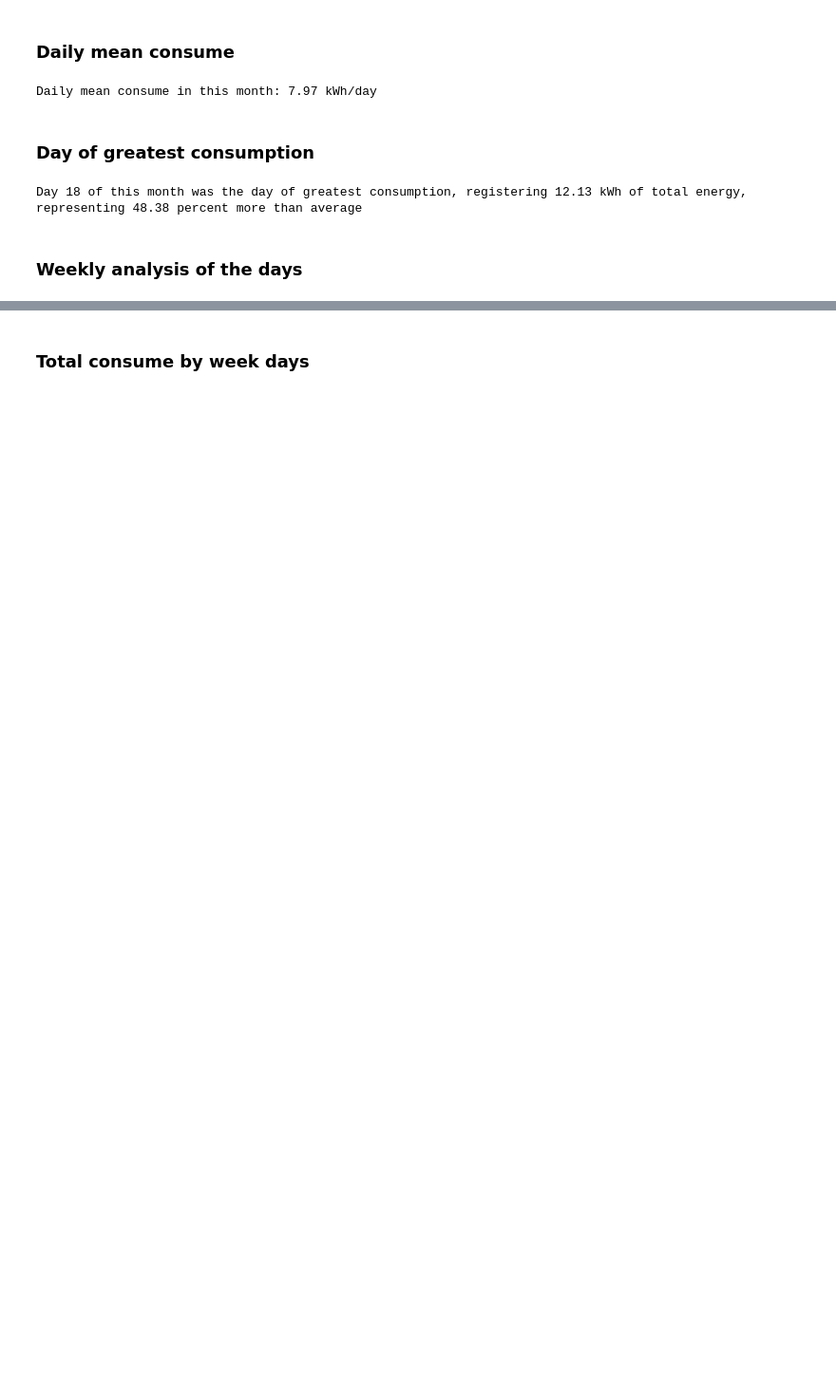
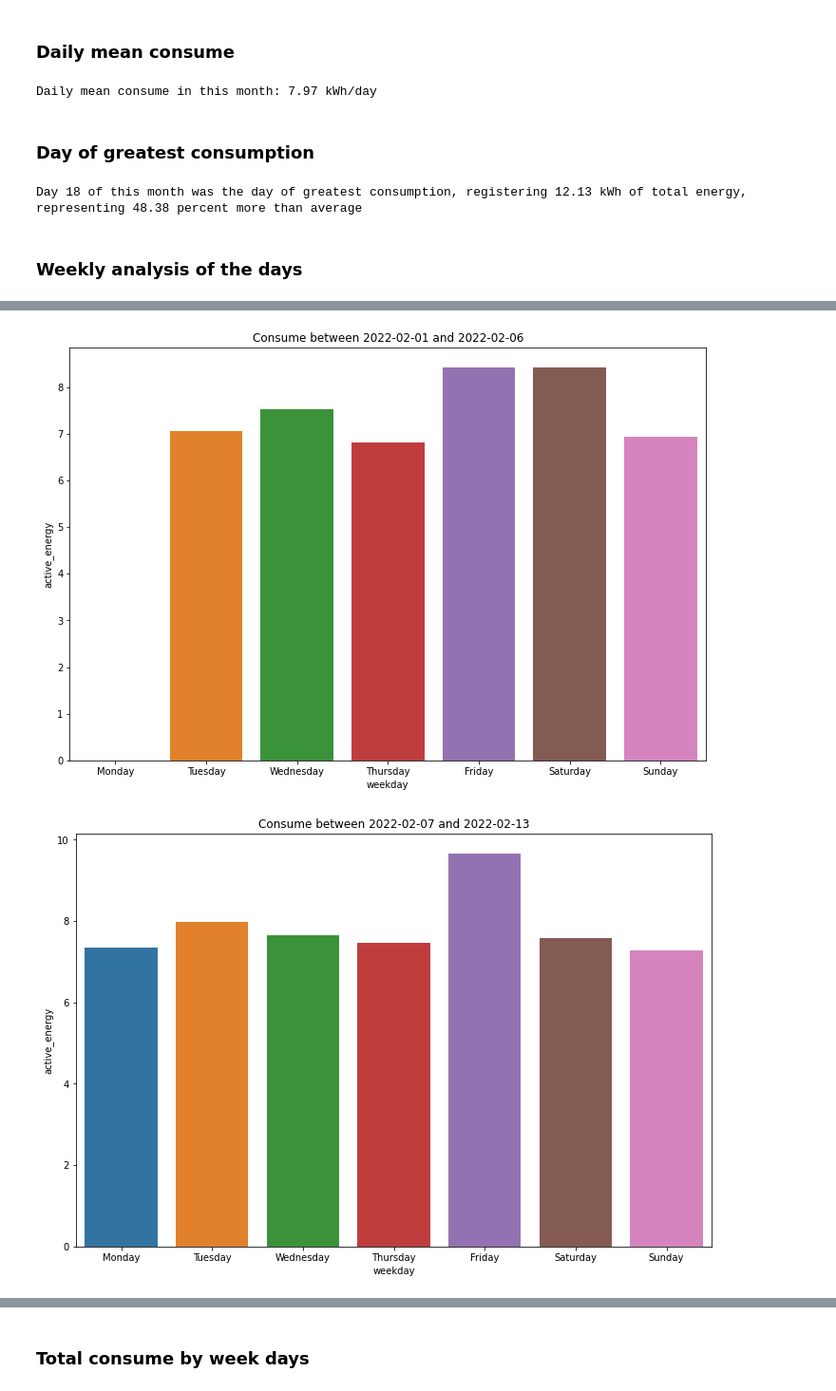
Before and after one commit to Jsanchez759/Data-Science---Projects, a Jupyter notebook: Exploratory_Data_Analysis/Energy_Consume_Analysis.ipynb, the cells around one changed output, grey strips where cells are left out. Shown: that part at 95% size. Cells and saved outputs as stored; diff of their text form; code cells hidden in the pictures; blank space fills up the shorter version.

```diff
--- a/Exploratory_Data_Analysis/Energy_Consume_Analysis.ipynb
+++ b/Exploratory_Data_Analysis/Energy_Consume_Analysis.ipynb
@@ -72,23 +62,7 @@ for i in weeks:
     df_week_month['weekday'] = pd.Categorical(df_week_month['weekday'], categories=cats, ordered=True)
     df_week_month = df_week_month.sort_values('weekday')
 
-    fig = go.Figure()
-    fig.add_trace(go.Bar(
-    x=df_week_month.weekday,
-    y=df_week_month.active_energy,
-    name='Total consume',
-        text=round(df_week_month.active_energy,2)
-    ))
-
-    fig.update_traces(opacity=1,
-                      textposition='inside')
-
-    fig.update_layout(title_text='Consume between ' + str(week_month['timestamp'].iloc[0].date()) +' and ' + str(week_month['timestamp'].iloc[-1].date())  ,
-                  xaxis=dict(
-                      title_text='Day of the week',
-                  ),
-                  yaxis=dict(title_text='Total consume [kWh]'),
-                template='plotly_white',
-                )
-    fig.show()
+    plt.figure(figsize=(12,8))
+    title_text='Consume between ' + str(week_month['timestamp'].iloc[0].date()) +' and ' + str(week_month['timestamp'].iloc[-1].date())
+    sns.barplot(data=df_week_month, x=df_week_month.weekday, y=df_week_month.active_energy).set(title=title_text)
 # %% [output]
@@ -99,0 +69,2 @@ for i in weeks:
+[figure, added]
+[figure, added]
```
Also changed, not shown: parts of 15 cells of this notebook.
